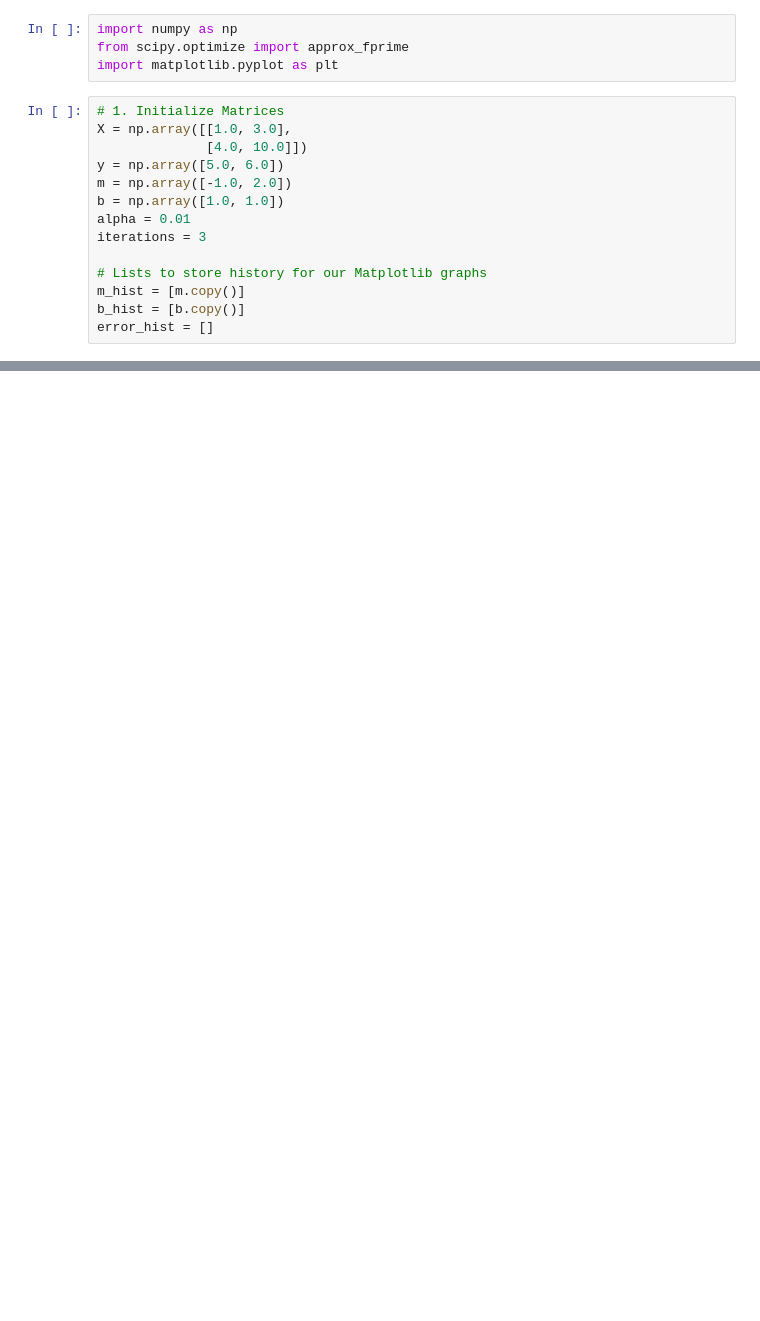
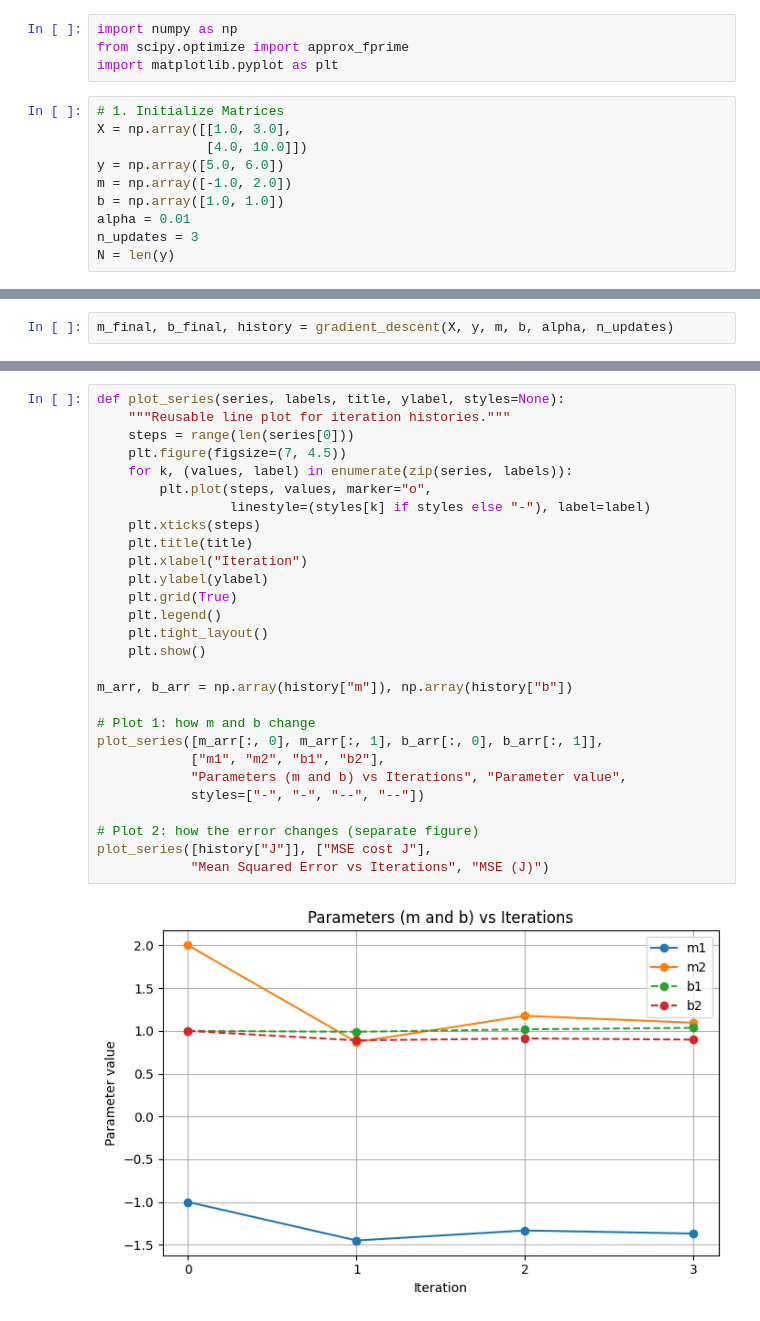
Before and after one commit to dianahshimwa/probability-and-gradient-descent, a Jupyter notebook: part4_gradient_descent/part4.ipynb, the cells around one changed output, grey strips where cells are left out. Cells and saved outputs as stored; diff of their text form; blank space fills up the shorter version.

```diff
--- a/part4_gradient_descent/part4.ipynb
+++ b/part4_gradient_descent/part4.ipynb
@@ -12,9 +12,5 @@ y = np.array([5.0, 6.0])
 m = np.array([-1.0, 2.0])
 b = np.array([1.0, 1.0])
 alpha = 0.01
-iterations = 3
-
-# Lists to store history for our Matplotlib graphs
-m_hist = [m.copy()]
-b_hist = [b.copy()]
-error_hist = []
+n_updates = 3
+N = len(y)
@@ -119,0 +100,2 @@ plt.show()
+# %%
+m_final, b_final, history = gradient_descent(X, y, m, b, alpha, n_updates)
@@ -119,0 +123,30 @@ plt.show()
+# %%
+def plot_series(series, labels, title, ylabel, styles=None):
+    """Reusable line plot for iteration histories."""
+    steps = range(len(series[0]))
+    plt.figure(figsize=(7, 4.5))
+    for k, (values, label) in enumerate(zip(series, labels)):
+        plt.plot(steps, values, marker="o",
+                 linestyle=(styles[k] if styles else "-"), label=label)
+    plt.xticks(steps)
+    plt.title(title)
+    plt.xlabel("Iteration")
+    plt.ylabel(ylabel)
+    plt.grid(True)
+    plt.legend()
+    plt.tight_layout()
+    plt.show()
+
+m_arr, b_arr = np.array(history["m"]), np.array(history["b"])
+
+# Plot 1: how m and b change
+plot_series([m_arr[:, 0], m_arr[:, 1], b_arr[:, 0], b_arr[:, 1]],
+            ["m1", "m2", "b1", "b2"],
+            "Parameters (m and b) vs Iterations", "Parameter value",
+            styles=["-", "-", "--", "--"])
+
+# Plot 2: how the error changes (separate figure)
+plot_series([history["J"]], ["MSE cost J"],
+            "Mean Squared Error vs Iterations", "MSE (J)")
+# %% [output]
+[figure, added]
```
Also changed, not shown: parts of 16 cells of this notebook.
